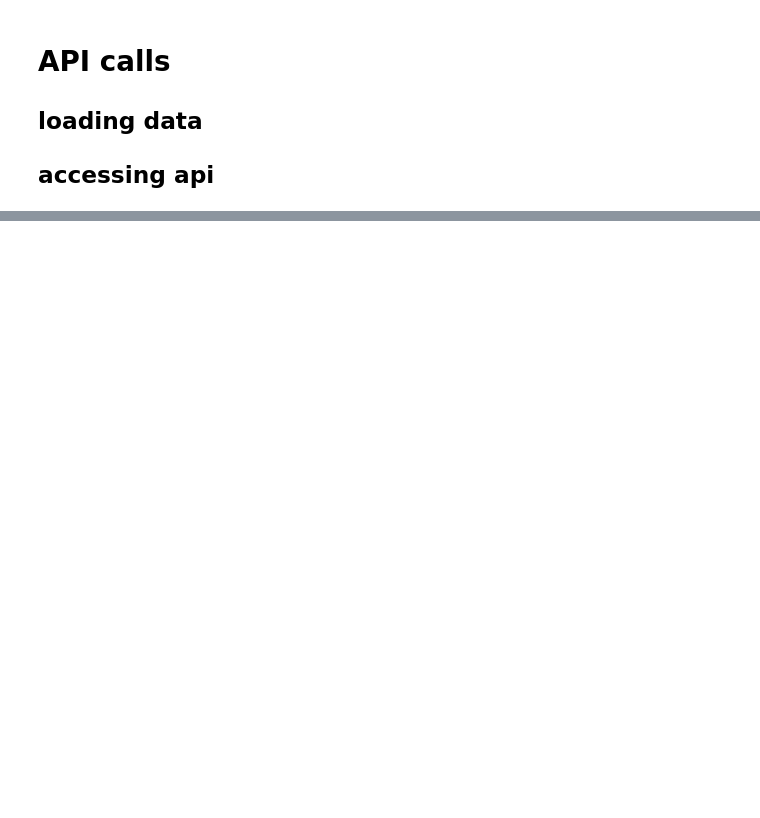
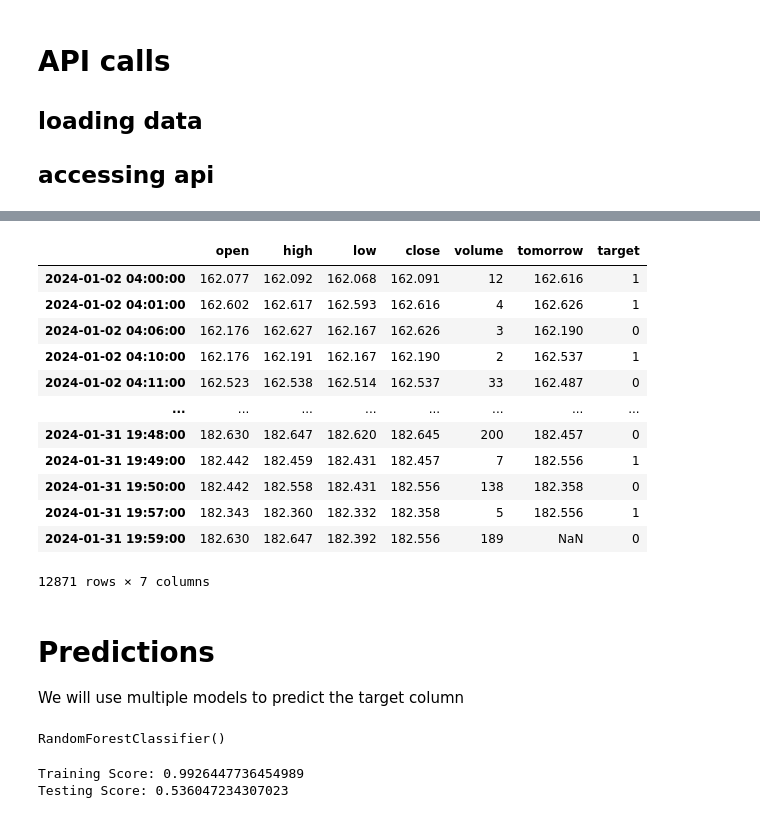
Before and after one commit to CurlyFry53/project-2-stock-data, a Jupyter notebook: cdg_stock_multiple_model.ipynb, the cells around one changed output, grey strips where cells are left out. Saved outputs shown, nothing was run; the diff lists cells and outputs as text; code cells hidden in the pictures; blank space fills up the shorter version.

Commit message:
got random forrest classifier to work.  Not super well, needs improvement

```diff
--- a/cdg_stock_multiple_model.ipynb
+++ b/cdg_stock_multiple_model.ipynb
@@ -115,0 +112,22 @@ df.to_csv('./Resources/AlphaVantageData.csv')
+# %%
+df['tomorrow'] = df['close'].shift(-1)
+df['target'] = (df['tomorrow'] > df['close']).astype(int)
+df
+# %% [output]
+|  | open | high | low | close | volume | tomorrow | target |
+| 2024-01-02 04:00:00 | 162.077 | 162.092 | 162.068 | 162.091 | 12 | 162.616 | 1 |
+| 2024-01-02 04:01:00 | 162.602 | 162.617 | 162.593 | 162.616 | 4 | 162.626 | 1 |
+| 2024-01-02 04:06:00 | 162.176 | 162.627 | 162.167 | 162.626 | 3 | 162.190 | 0 |
+| 2024-01-02 04:10:00 | 162.176 | 162.191 | 162.167 | 162.190 | 2 | 162.537 | 1 |
+| 2024-01-02 04:11:00 | 162.523 | 162.538 | 162.514 | 162.537 | 33 | 162.487 | 0 |
+| ... | ... | ... | ... | ... | ... | ... | ... |
+| 2024-01-31 19:48:00 | 182.630 | 182.647 | 182.620 | 182.645 | 200 | 182.457 | 0 |
+| 2024-01-31 19:49:00 | 182.442 | 182.459 | 182.431 | 182.457 | 7 | 182.556 | 1 |
+| 2024-01-31 19:50:00 | 182.442 | 182.558 | 182.431 | 182.556 | 138 | 182.358 | 0 |
+| 2024-01-31 19:57:00 | 182.343 | 182.360 | 182.332 | 182.358 | 5 | 182.556 | 1 |
+| 2024-01-31 19:59:00 | 182.630 | 182.647 | 182.392 | 182.556 | 189 | NaN | 0 |
+12871 rows × 7 columns
+# %% [markdown]
+# Predictions
+
+We will use multiple models to predict the target column
@@ -115,0 +143,12 @@ df.to_csv('./Resources/AlphaVantageData.csv')
+# %%
+X_train, X_test, y_train, y_test = train_test_split(X, y, random_state=1)
+
+model.fit(X_train, y_train)
+# %% [output]
+RandomForestClassifier()
+# %%
+print(f'Random Forrest Classifier Training Score: {model.score(X_train, y_train)}')
+print(f'Random Forrest Classifier Testing Score: {model.score(X_test, y_test)}')
+# %% [output]
+Training Score: 0.9926447736454989
+Testing Score: 0.536047234307023
```
Also changed, not shown: parts of 7 cells of this notebook.
